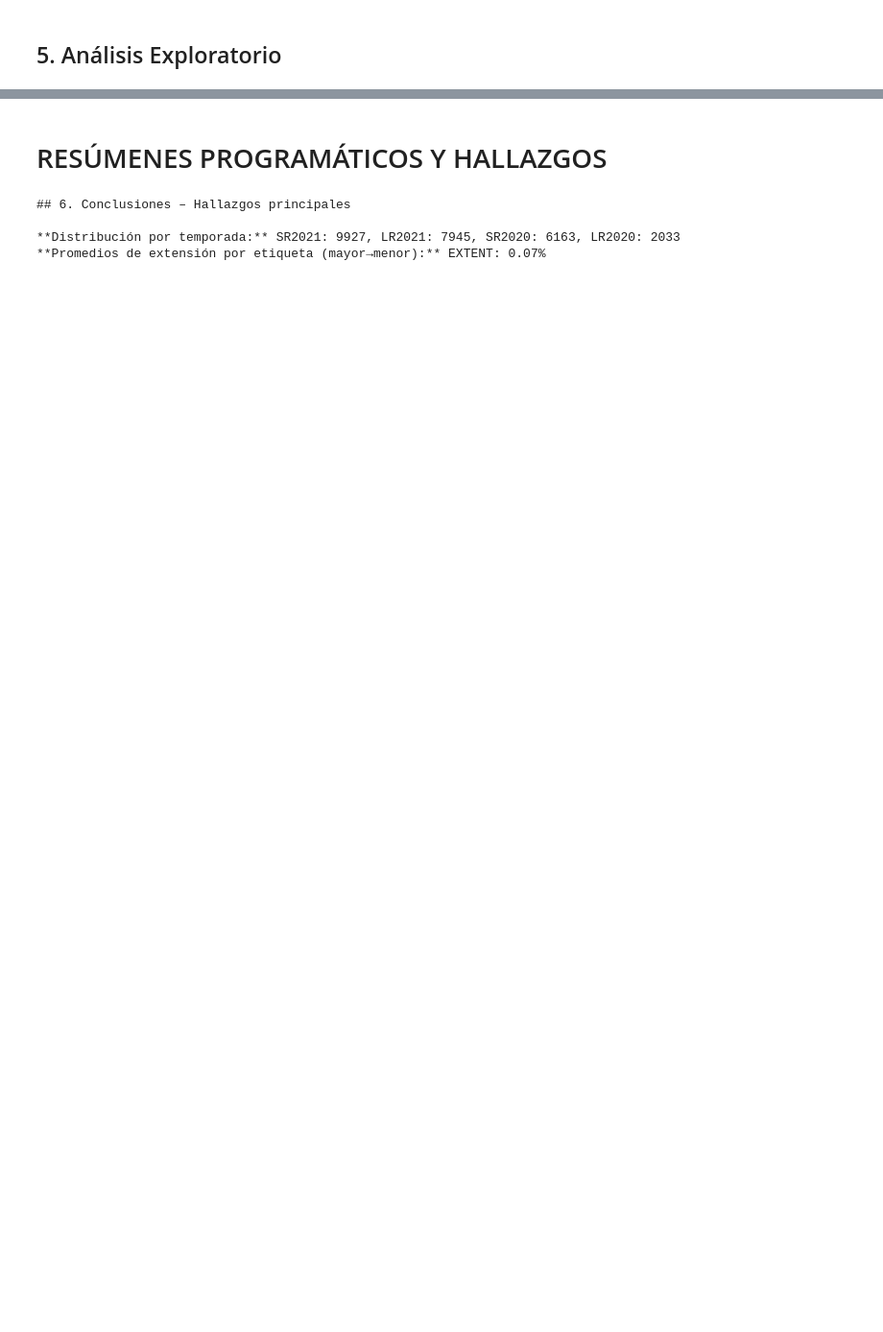
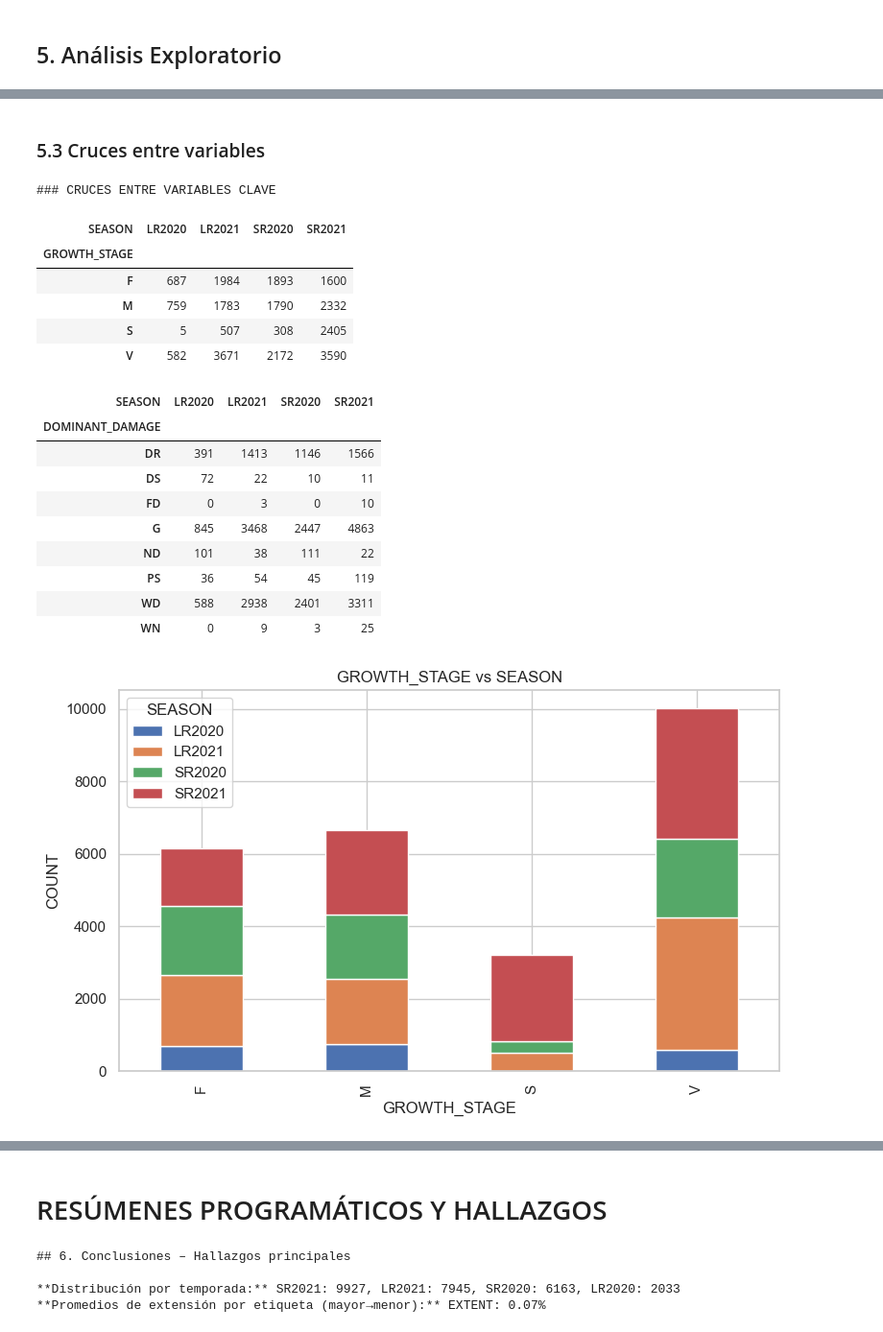
Before and after one commit to mar22266/PY2-DS, a Jupyter notebook: PY2.ipynb, the cells around one changed output, grey strips where cells are left out. Shown at 96% size. Drawn from its saved outputs; the diff is of its cells as text; code cells hidden in the pictures; blank space fills up the shorter version.

```diff
--- a/PY2.ipynb
+++ b/PY2.ipynb
@@ -429,2 +428,17 @@ Name: count, dtype: int64
 # %% [markdown]
 ## 5. Análisis Exploratorio
+# %%
+import pandas as pd
+import numpy as np
+import seaborn as sns
+import matplotlib.pyplot as plt
+from pathlib import Path
+
+# Opcional: estilo
+sns.set(context="notebook", style="whitegrid")
+
+# Carpeta de salida
+OUTPUT_DIR = Path("artifacts")
+OUTPUT_DIR.mkdir(parents=True, exist_ok=True)
+
+print("Librerías listas. OUTPUT_DIR:", OUTPUT_DIR.resolve())
@@ -430,0 +664,46 @@ Name: count, dtype: int64
+# %% [markdown]
+### 5.3 Cruces entre variables
+# %%
+print("\n### CRUCES ENTRE VARIABLES CLAVE")
+
+def CROSS_TAB_COUNT(DF, A, B):
+    if A in DF.columns and B in DF.columns:
+        ct = pd.crosstab(DF[A], DF[B], dropna=False)
+        display(ct)
+        return ct
+    else:
+        print(f"[AVISO] NO SE PUEDE CRUZAR {A} × {B} (FALTAN COLUMNAS).")
+
+CT1 = CROSS_TAB_COUNT(TRAIN_CLEAN, "GROWTH_STAGE", "SEASON")
+CT2 = CROSS_TAB_COUNT(TRAIN_CLEAN, "DOMINANT_DAMAGE", "SEASON")
+
+### Gráficos de los cruces
+if CT1 is not None:
+    CT1.plot(kind="bar", stacked=True, figsize=(8,5), title="GROWTH_STAGE vs SEASON")
+    plt.ylabel("COUNT")
+    plt.tight_layout()
+    plt.show()
+if CT2 is not None:
+    CT2.plot(kind="bar", stacked=True, figsize=(8,5), title="DOMINANT_DAMAGE vs SEASON")
+    plt.ylabel("COUNT")
+    plt.tight_layout()
+    plt.show()
+# %% [output]
+### CRUCES ENTRE VARIABLES CLAVE
+| SEASON | LR2020 | LR2021 | SR2020 | SR2021 |
+| GROWTH_STAGE |  |  |  |  |
+| F | 687 | 1984 | 1893 | 1600 |
+| M | 759 | 1783 | 1790 | 2332 |
+| S | 5 | 507 | 308 | 2405 |
+| V | 582 | 3671 | 2172 | 3590 |
+| SEASON | LR2020 | LR2021 | SR2020 | SR2021 |
+| DOMINANT_DAMAGE |  |  |  |  |
+| DR | 391 | 1413 | 1146 | 1566 |
+| DS | 72 | 22 | 10 | 11 |
+| FD | 0 | 3 | 0 | 10 |
+| G | 845 | 3468 | 2447 | 4863 |
+| ND | 101 | 38 | 111 | 22 |
+| PS | 36 | 54 | 45 | 119 |
+| WD | 588 | 2938 | 2401 | 3311 |
+| WN | 0 | 9 | 3 | 25 |
+[figure, added]
```
Also changed, not shown: parts of 31 cells of this notebook, 19 other files.
